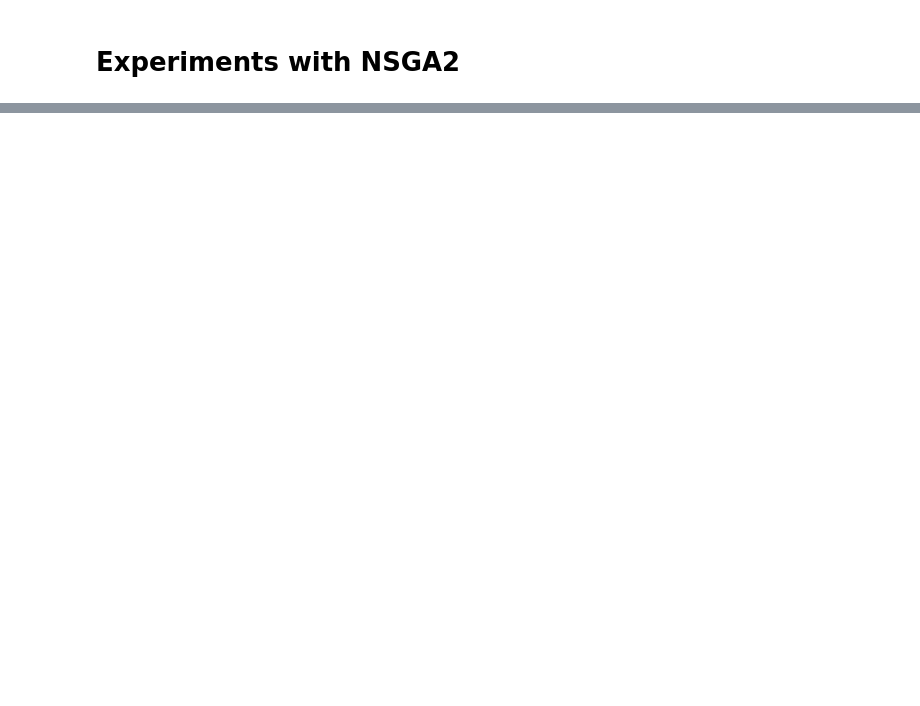
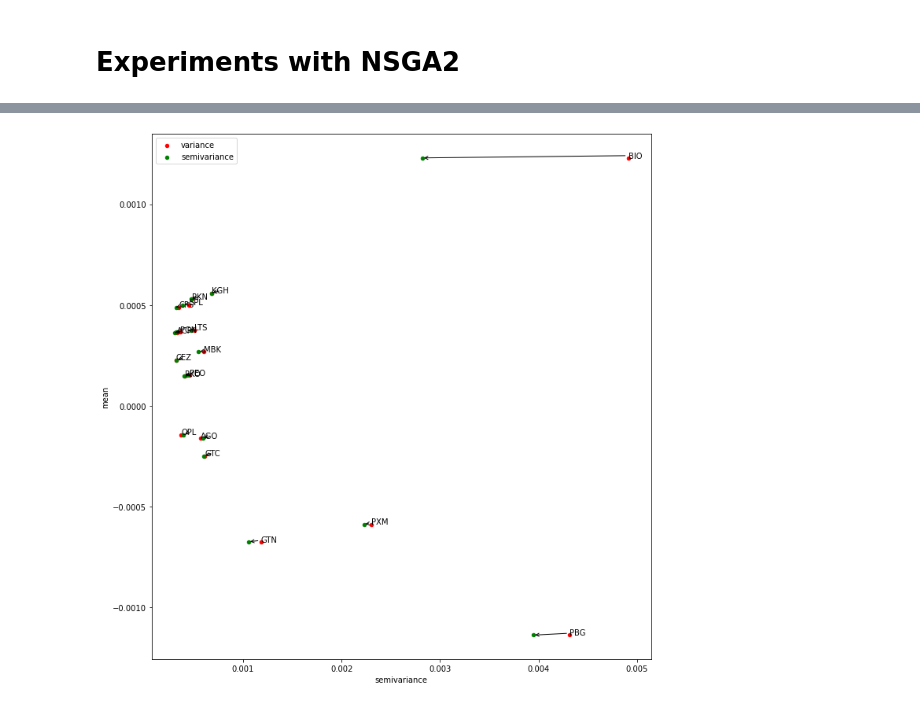
Before and after one commit to jdworzans/portfolio-optimization, a Jupyter notebook: analyse_mpt.ipynb, the cells around one changed output, grey strips where cells are left out. Cells and saved outputs as stored; diff of their text form; code cells hidden in the pictures; blank space fills up the shorter version.

```diff
--- a/analyse_mpt.ipynb
+++ b/analyse_mpt.ipynb
@@ -128,0 +137,15 @@ plt.show()
+# %%
+temp_df = df.agg(["var", "mean"]).T
+temp_df["semivariance"] = portfolios_semivariances(np.eye(len(df.columns)), np.asarray(df))
+fig, ax = plt.subplots(figsize=(10, 10))
+temp_df.plot("var", "mean", kind="scatter", c="r", label="variance", ax=ax)
+temp_df.plot("semivariance", "mean", kind="scatter", c="g", label="semivariance", ax=ax)
+
+for _, row in temp_df.iterrows():
+    ax.annotate(row.name, xy=(row["semivariance"], row["mean"]),
+        xytext=(row["var"], row["mean"]),
+        arrowprops=dict(arrowstyle="->"))
+fig.tight_layout()
+plt.show()
+# %% [output]
+[figure, added]
```
Also changed, not shown: parts of 19 cells of this notebook, 2 other files.
